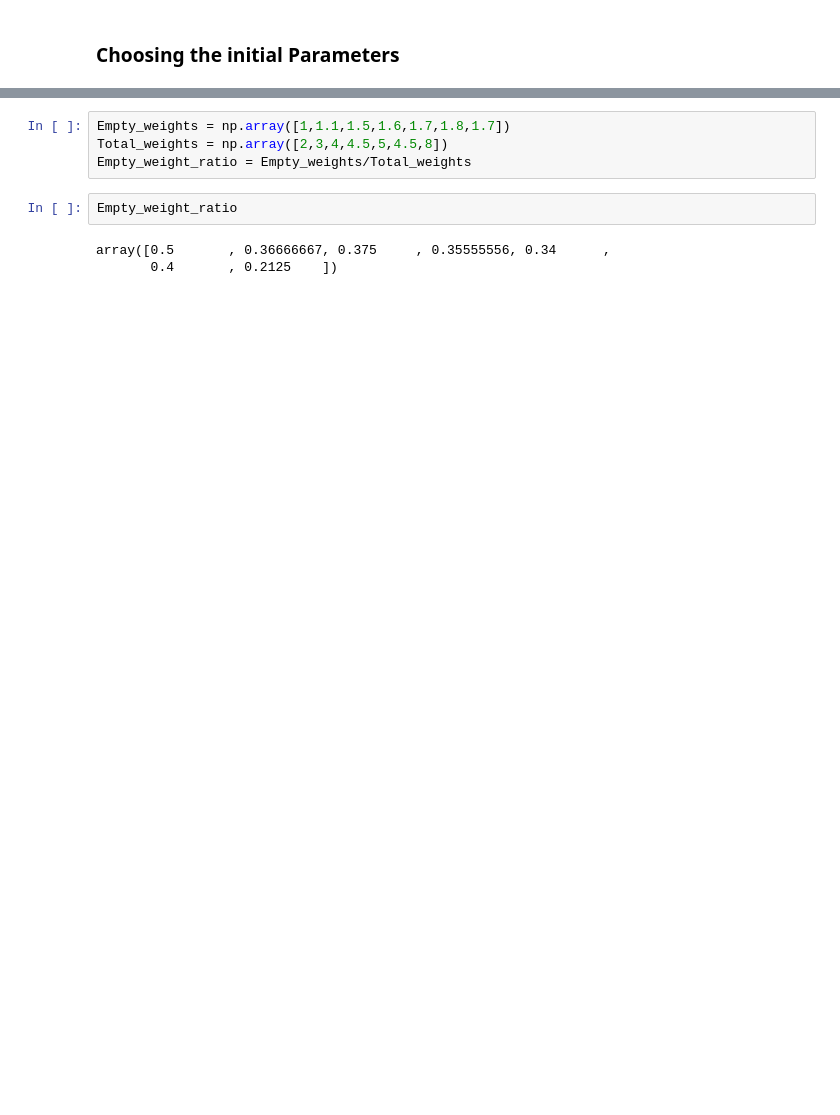
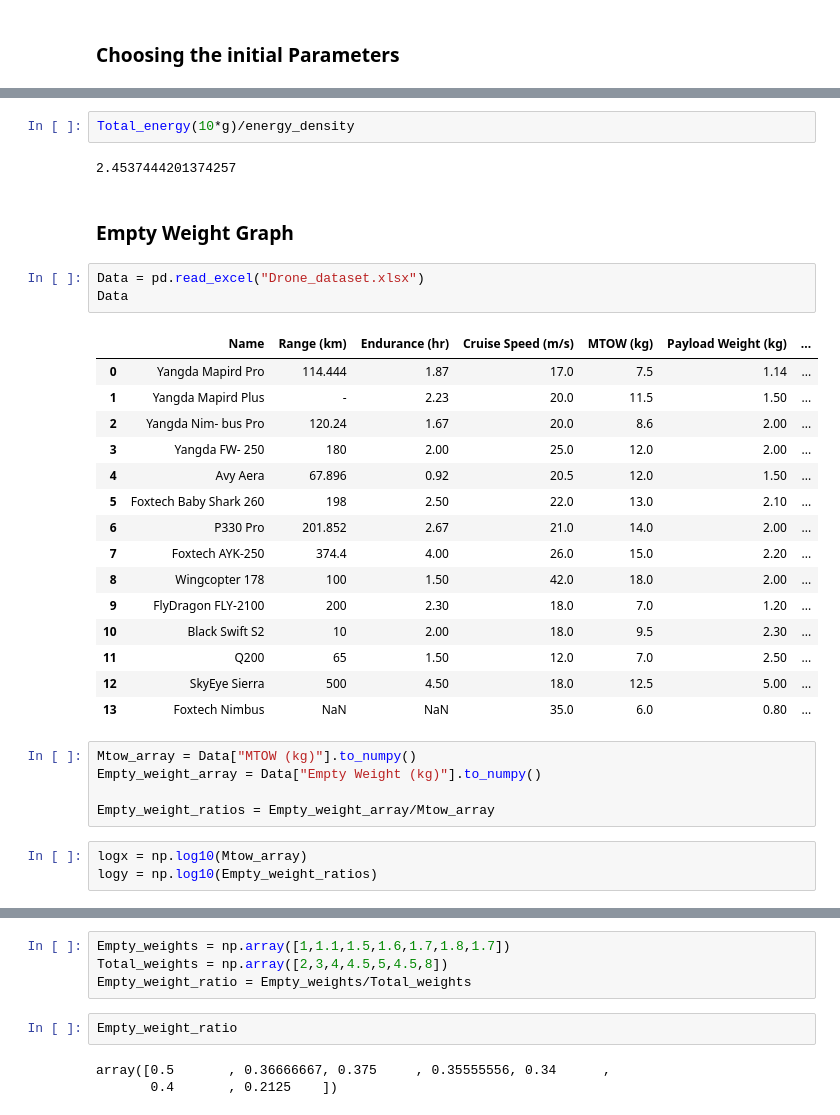
Before and after one commit to abhijeetmangela/skunk_works, a Jupyter notebook: Week_2/Codes/weight_estimation.ipynb, the cells around one changed output, grey strips where cells are left out. Drawn from its saved outputs; the diff is of its cells as text; blank space fills up the shorter version.

```diff
--- a/Week_2/Codes/weight_estimation.ipynb
+++ b/Week_2/Codes/weight_estimation.ipynb
@@ -26,0 +76,33 @@ def Power_climb(V_cl,gamma_climb,Weight)
+# %%
+Total_energy(10*g)/energy_density
+# %% [output]
+2.4537444201374257
+# %% [markdown]
+### Empty Weight Graph
+# %%
+Data = pd.read_excel("Drone_dataset.xlsx")
+Data
+# %% [output]
+|  | Name | Range (km) | Endurance (hr) | Cruise Speed (m/s) | MTOW (kg) | Payload Weight (kg) | ... |
+| 0 | Yangda Mapird Pro | 114.444 | 1.87 | 17.0 | 7.5 | 1.14 | ... |
+| 1 | Yangda Mapird Plus | - | 2.23 | 20.0 | 11.5 | 1.50 | ... |
+| 2 | Yangda Nim- bus Pro | 120.24 | 1.67 | 20.0 | 8.6 | 2.00 | ... |
+| 3 | Yangda FW- 250 | 180 | 2.00 | 25.0 | 12.0 | 2.00 | ... |
+| 4 | Avy Aera | 67.896 | 0.92 | 20.5 | 12.0 | 1.50 | ... |
+| 5 | Foxtech Baby Shark 260 | 198 | 2.50 | 22.0 | 13.0 | 2.10 | ... |
+| 6 | P330 Pro | 201.852 | 2.67 | 21.0 | 14.0 | 2.00 | ... |
+| 7 | Foxtech AYK-250 | 374.4 | 4.00 | 26.0 | 15.0 | 2.20 | ... |
+| 8 | Wingcopter 178 | 100 | 1.50 | 42.0 | 18.0 | 2.00 | ... |
+| 9 | FlyDragon FLY-2100 | 200 | 2.30 | 18.0 | 7.0 | 1.20 | ... |
+| 10 | Black Swift S2 | 10 | 2.00 | 18.0 | 9.5 | 2.30 | ... |
+| 11 | Q200 | 65 | 1.50 | 12.0 | 7.0 | 2.50 | ... |
+| 12 | SkyEye Sierra | 500 | 4.50 | 18.0 | 12.5 | 5.00 | ... |
+| 13 | Foxtech Nimbus | NaN | NaN | 35.0 | 6.0 | 0.80 | ... |
+# %%
+Mtow_array = Data["MTOW (kg)"].to_numpy()
+Empty_weight_array = Data["Empty Weight (kg)"].to_numpy()
+
+Empty_weight_ratios = Empty_weight_array/Mtow_array
+# %%
+logx = np.log10(Mtow_array)
+logy = np.log10(Empty_weight_ratios)
```
Also changed, not shown: parts of 12 cells of this notebook, 3 other files.
